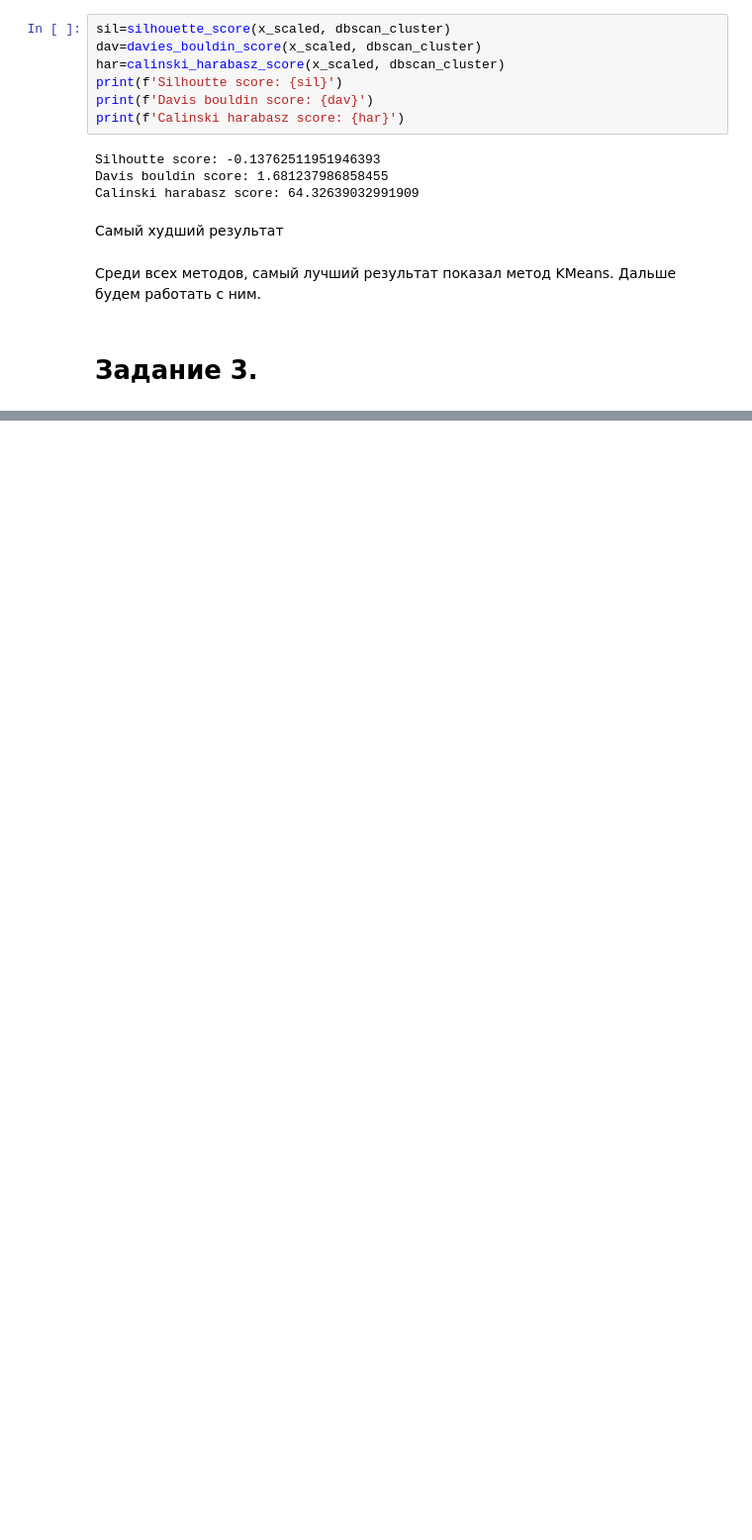
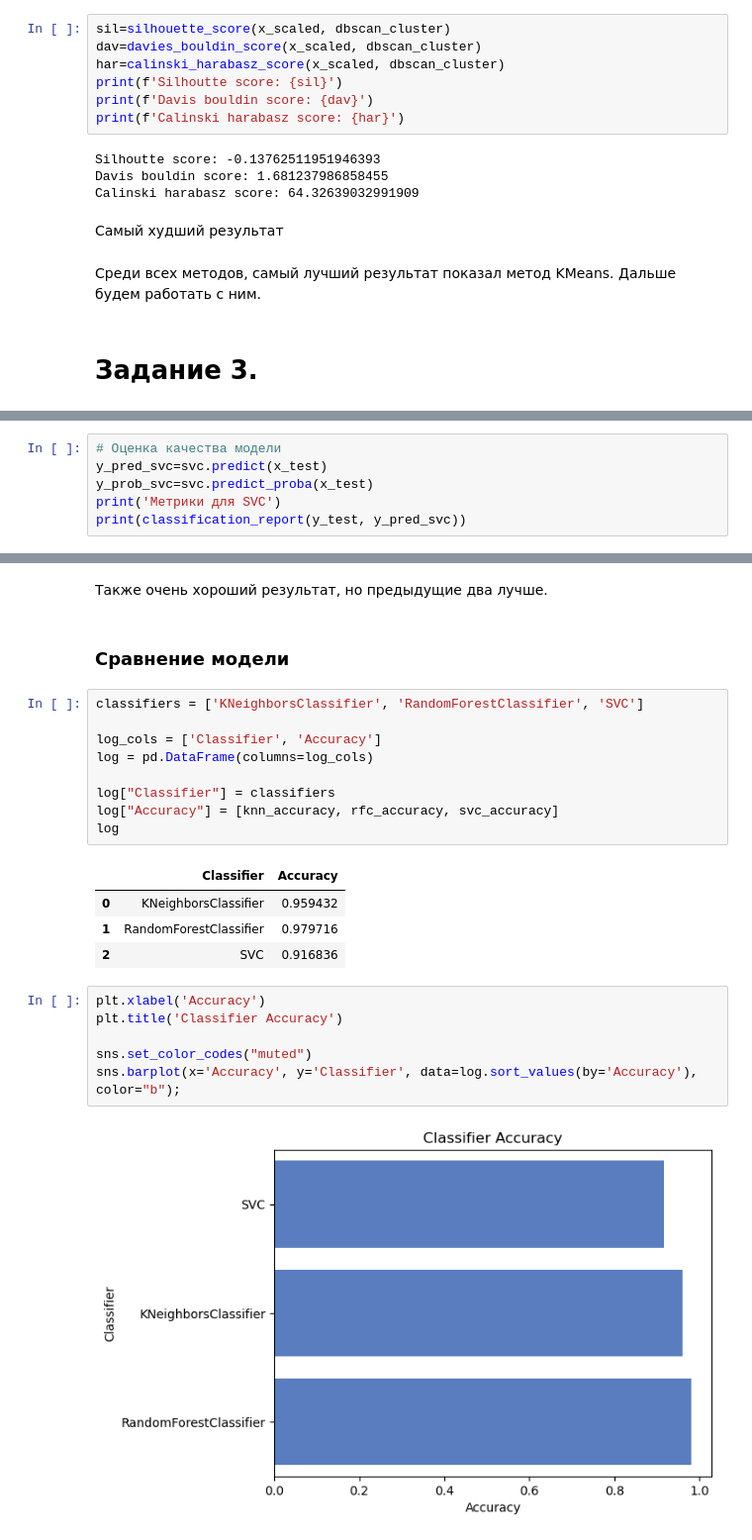
Before and after one commit to Kuma102/pair-work, a Jupyter notebook: Duo_Work.ipynb, the cells around one changed output, grey strips where cells are left out. Shown at 99% size. Cells and saved outputs as stored; diff of their text form; blank space fills up the shorter version.

```diff
--- a/Duo_Work.ipynb
+++ b/Duo_Work.ipynb
@@ -464,0 +585,6 @@ NameError: name 'mc' is not defined
+# %%
+# Оценка качества модели
+y_pred_svc=svc.predict(x_test)
+y_prob_svc=svc.predict_proba(x_test)
+print('Метрики для SVC')
+print(classification_report(y_test, y_pred_svc))
@@ -464,0 +625,26 @@ NameError: name 'mc' is not defined
+# %% [markdown]
+Также очень хороший результат, но предыдущие два лучше.
+# %% [markdown]
+### Сравнение модели
+# %%
+classifiers = ['KNeighborsClassifier', 'RandomForestClassifier', 'SVC']
+
+log_cols = ['Classifier', 'Accuracy']
+log = pd.DataFrame(columns=log_cols)
+
+log["Classifier"] = classifiers
+log["Accuracy"] = [knn_accuracy, rfc_accuracy, svc_accuracy]
+log
+# %% [output]
+|  | Classifier | Accuracy |
+| 0 | KNeighborsClassifier | 0.959432 |
+| 1 | RandomForestClassifier | 0.979716 |
+| 2 | SVC | 0.916836 |
+# %%
+plt.xlabel('Accuracy')
+plt.title('Classifier Accuracy')
+
+sns.set_color_codes("muted")
+sns.barplot(x='Accuracy', y='Classifier', data=log.sort_values(by='Accuracy'), color="b");
+# %% [output]
+[figure, added]
```
Also changed, not shown: parts of 36 cells of this notebook, 2 other files.
